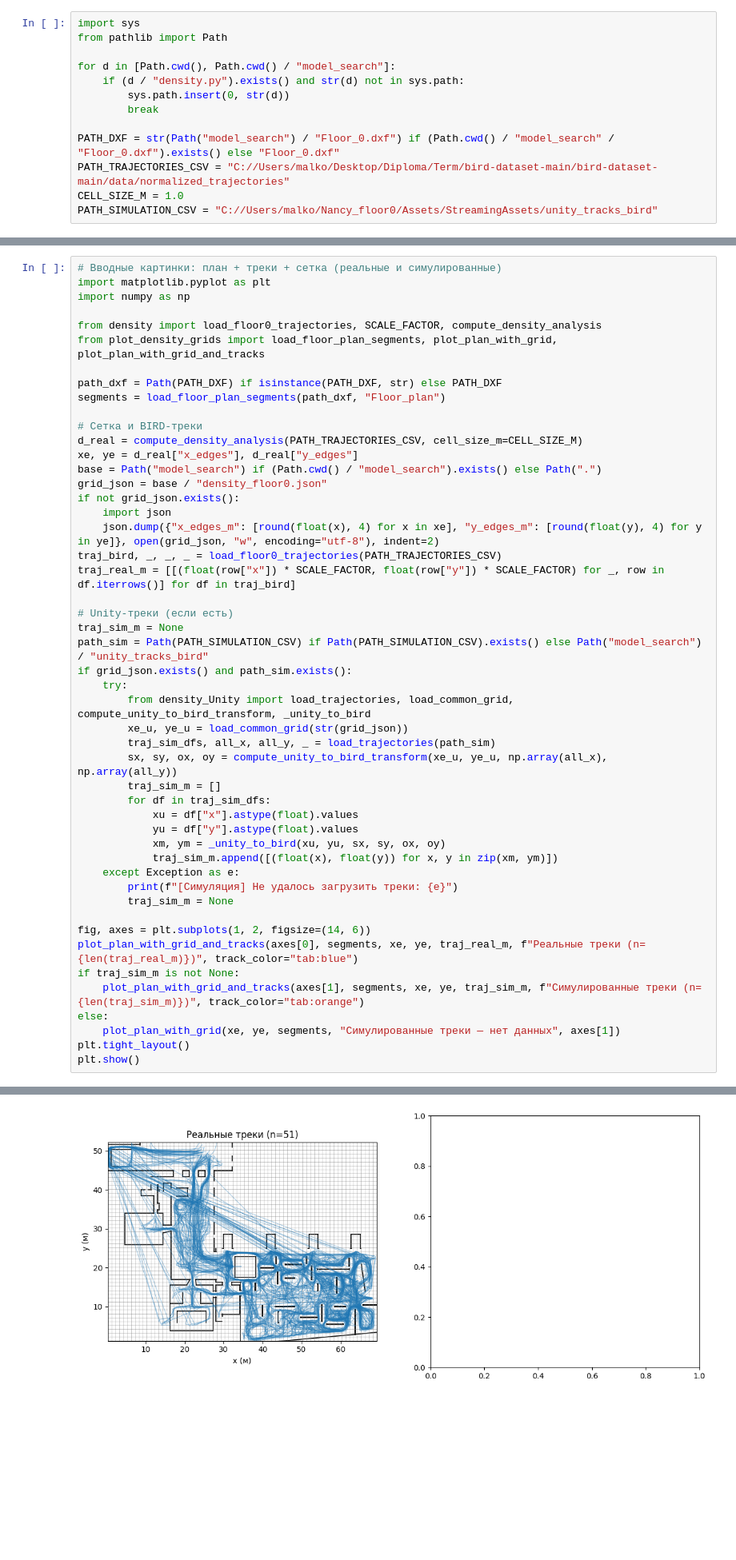
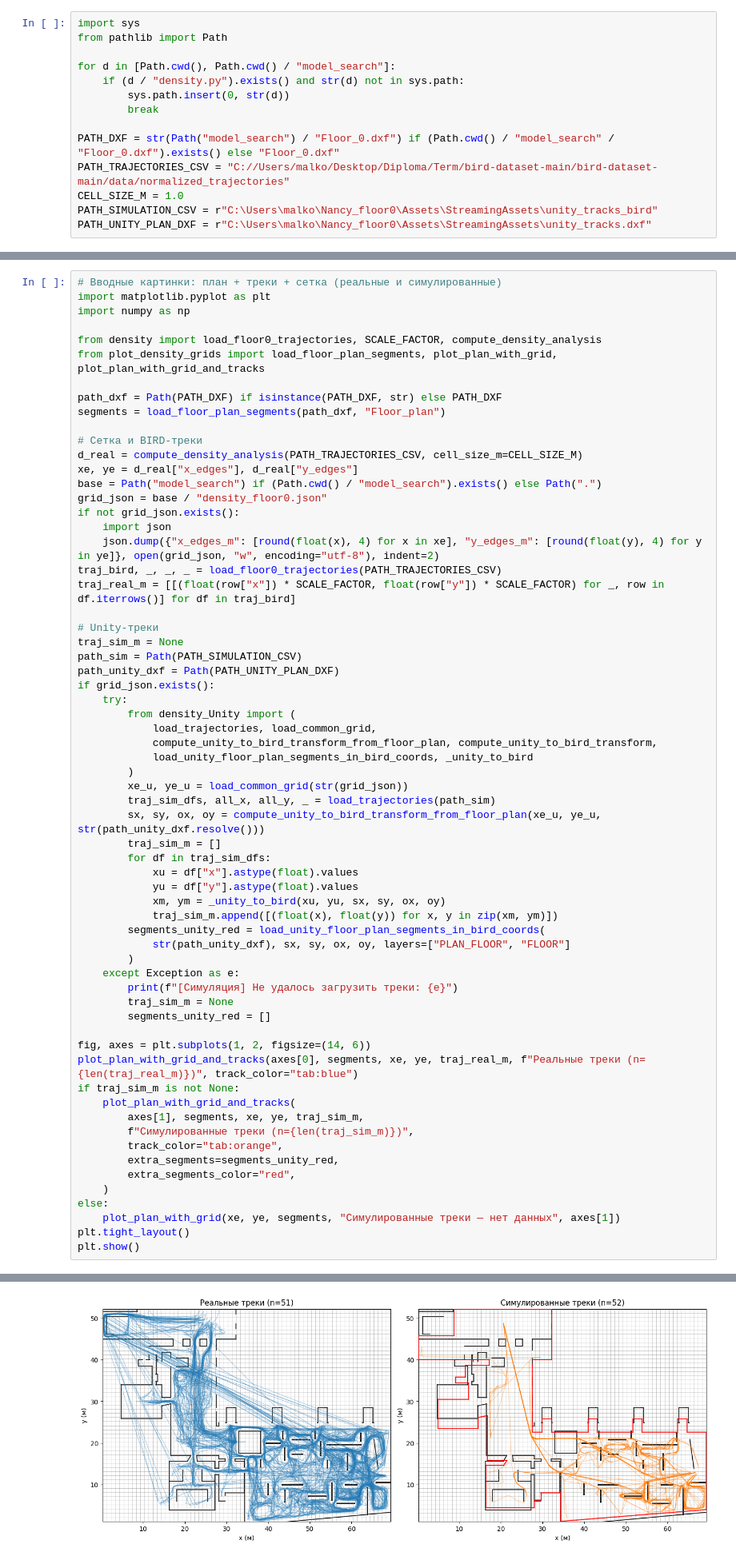
Before and after one commit to malkovajuly97-source/museum-flow-prediction, a Jupyter notebook: model_search/model_search_micro.ipynb, the cells around one changed output, grey strips where cells are left out. Shown at 80% size. Cells and saved outputs as stored; diff of their text form; blank space fills up the shorter version.

Commit message:
fix problems with incorrect plan reference

```diff
--- a/model_search/model_search_micro.ipynb
+++ b/model_search/model_search_micro.ipynb
@@ -16,7 +16,8 @@ for d in [Path.cwd(), Path.cwd() / "model_search"]:
 PATH_DXF = str(Path("model_search") / "Floor_0.dxf") if (Path.cwd() / "model_search" / "Floor_0.dxf").exists() else "Floor_0.dxf"
 PATH_TRAJECTORIES_CSV = "C://Users/malko/Desktop/Diploma/Term/bird-dataset-main/bird-dataset-main/data/normalized_trajectories"
 CELL_SIZE_M = 1.0
-PATH_SIMULATION_CSV = "C://Users/malko/Nancy_floor0/Assets/StreamingAssets/unity_tracks_bird"
+PATH_SIMULATION_CSV = r"C:\Users\malko\Nancy_floor0\Assets\StreamingAssets\unity_tracks_bird"
+PATH_UNITY_PLAN_DXF = r"C:\Users\malko\Nancy_floor0\Assets\StreamingAssets\unity_tracks.dxf"
 # %%
 %pip install -q ezdxf pandas matplotlib numpy
 # %% [output]
@@ -56,29 +57,44 @@ if not grid_json.exists():
 traj_bird, _, _, _ = load_floor0_trajectories(PATH_TRAJECTORIES_CSV)
 traj_real_m = [[(float(row["x"]) * SCALE_FACTOR, float(row["y"]) * SCALE_FACTOR) for _, row in df.iterrows()] for df in traj_bird]
 
-# Unity-треки (если есть)
+# Unity-треки
 traj_sim_m = None
-path_sim = Path(PATH_SIMULATION_CSV) if Path(PATH_SIMULATION_CSV).exists() else Path("model_search") / "unity_tracks_bird"
-if grid_json.exists() and path_sim.exists():
+path_sim = Path(PATH_SIMULATION_CSV)
+path_unity_dxf = Path(PATH_UNITY_PLAN_DXF)
+if grid_json.exists():
     try:
-        from density_Unity import load_trajectories, load_common_grid, compute_unity_to_bird_transform, _unity_to_bird
+        from density_Unity import (
+            load_trajectories, load_common_grid,
+            compute_unity_to_bird_transform_from_floor_plan, compute_unity_to_bird_transform,
+            load_unity_floor_plan_segments_in_bird_coords, _unity_to_bird
+        )
         xe_u, ye_u = load_common_grid(str(grid_json))
         traj_sim_dfs, all_x, all_y, _ = load_trajectories(path_sim)
-        sx, sy, ox, oy = compute_unity_to_bird_transform(xe_u, ye_u, np.array(all_x), np.array(all_y))
+        sx, sy, ox, oy = compute_unity_to_bird_transform_from_floor_plan(xe_u, ye_u, str(path_unity_dxf.resolve()))
         traj_sim_m = []
         for df in traj_sim_dfs:
             xu = df["x"].astype(float).values
             yu = df["y"].astype(float).values
             xm, ym = _unity_to_bird(xu, yu, sx, sy, ox, oy)
             traj_sim_m.append([(float(x), float(y)) for x, y in zip(xm, ym)])
+        segments_unity_red = load_unity_floor_plan_segments_in_bird_coords(
+            str(path_unity_dxf), sx, sy, ox, oy, layers=["PLAN_FLOOR", "FLOOR"]
+        )
     except Exception as e:
         print(f"[Симуляция] Не удалось загрузить треки: {e}")
         traj_sim_m = None
+        segments_unity_red = []
 
 fig, axes = plt.subplots(1, 2, figsize=(14, 6))
 plot_plan_with_grid_and_tracks(axes[0], segments, xe, ye, traj_real_m, f"Реальные треки (n={len(traj_real_m)})", track_color="tab:blue")
 if traj_sim_m is not None:
-    plot_plan_with_grid_and_tracks(axes[1], segments, xe, ye, traj_sim_m, f"Симулированные треки (n={len(traj_sim_m)})", track_color="tab:orange")
+    plot_plan_with_grid_and_tracks(
+        axes[1], segments, xe, ye, traj_sim_m,
+        f"Симулированные треки (n={len(traj_sim_m)})",
+        track_color="tab:orange",
+        extra_segments=segments_unity_red,
+        extra_segments_color="red",
+    )
 else:
     plot_plan_with_grid(xe, ye, segments, "Симулированные треки — нет данных", axes[1])
 plt.tight_layout()
@@ -89,4 +103,4 @@ NameError: name 'plot_plan_with_grid' is not defined
-[figure, old version]
+[figure, new version]
 # %%
 # Density: real и simulated
 import json
```
Also changed, not shown: parts of 3 cells of this notebook, 9 other files.
